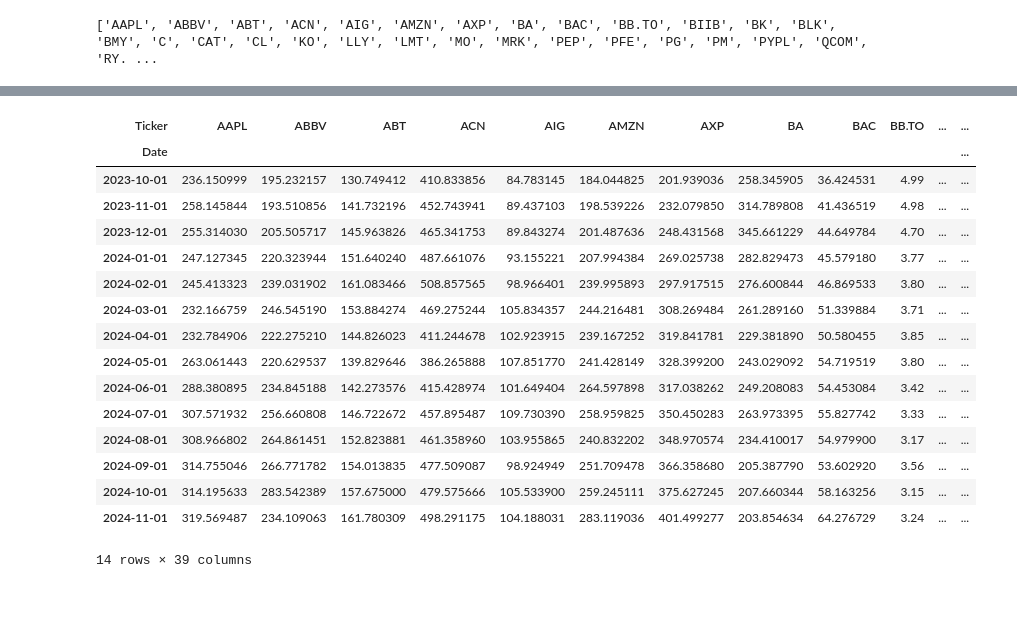
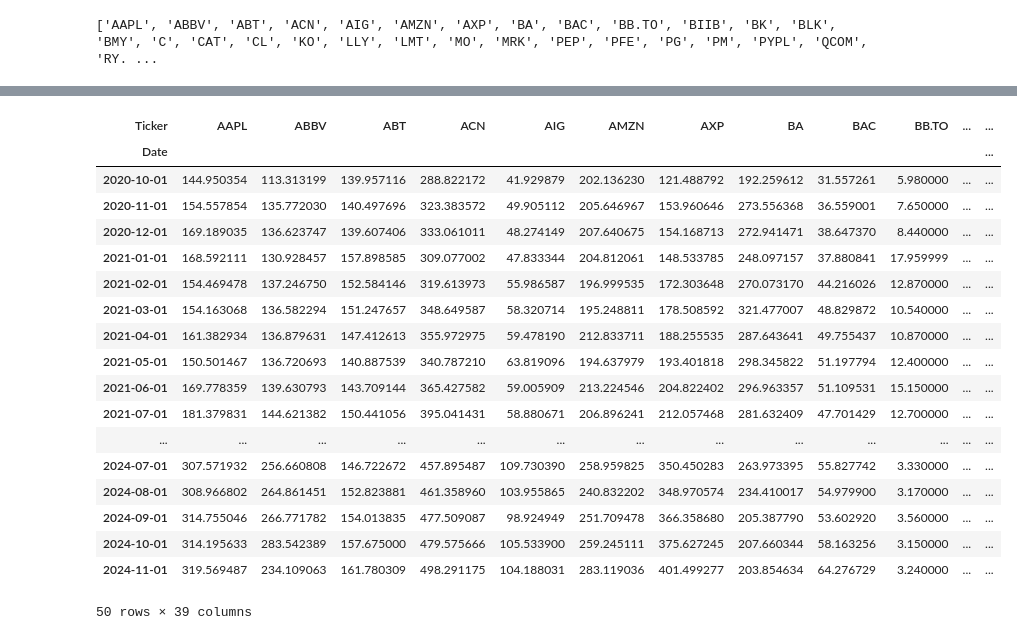
Before and after one commit to gsaujla/Robo-Advising, a Jupyter notebook: With Exchange rate + transaction costs.ipynb, the cells around one changed output, grey strips where cells are left out. Saved outputs shown, nothing was run; the diff lists cells and outputs as text; code cells hidden in the pictures; blank space fills up the shorter version.

```diff
--- a/With Exchange rate + transaction costs.ipynb
+++ b/With Exchange rate + transaction costs.ipynb
@@ -14,15 +14,17 @@ To change:
 - take monthly values instead
 - flip x and y column headers
 - implement transaction cost considerations
+# %%
+start_date = "2020-10-01"
+end_date = "2024-11-14"
 # %%
 # cleaning function
 
 tickers_file_name = "Tickers_Example.csv"
 tickers_file_original = pd.read_csv(tickers_file_name, header = None, names=['Ticker'])
+print(tickers_file_original.Ticker.tolist())
 
 total_investment = 1000000
-start_date = "2023-10-01"
-end_date = "2024-11-20"
 drop_tickers = []
 
 for tick in tickers_file_original['Ticker']:
@@ -123,39 +130,45 @@ display(data)
 # %%
 # convert all to CAD
+exchange = 'USDCAD=X'
+exchange_ticker = yf.Ticker(exchange)
+exchange_rate = exchange_ticker.history(interval = '1mo', start=start_date, end=end_date)["Close"]
+exchange_rate = pd.DataFrame(exchange_rate)
+exchange_rate.index = exchange_rate.index.strftime('%Y-%m-%d')
+
 for ticker in stock_list:
     ticker_name = yf.Ticker(ticker)
     currency = ticker_name.fast_info["currency"]
     if currency == 'USD':
-        exchange = 'USDCAD=X'
-        exchange_ticker = yf.Ticker(exchange)
-        exchange_rate = exchange_ticker.history(interval = '1mo', start=start_date, end=end_date)["Close"]
-        exchange_rate = pd.DataFrame(exchange_rate)
-        exchange_rate.index = exchange_rate.index.strftime('%Y-%m-%d')
         data[ticker] = exchange_rate['Close'] * data[ticker]
     elif currency == 'CAD':
         continue
     else:
         raise ValueError(f"Unsupported currency: {currency}")
 
+data['^GSPC'] = data['^GSPC'] * exchange_rate['Close']
+data['^GSPTSE'] = data['^GSPTSE'] * exchange_rate['Close']
+
 display(data)
 # %% [output]
 | Ticker | AAPL | ABBV | ABT | ACN | AIG | AMZN | AXP | BA | BAC | BB.TO | ... | ... |
 | Date |  |  |  |  |  |  |  |  |  |  |  | ... |
-| 2023-10-01 | 236.150999 | 195.232157 | 130.749412 | 410.833856 | 84.783145 | 184.044825 | 201.939036 | 258.345905 | 36.424531 | 4.99 | ... | ... |
-| 2023-11-01 | 258.145844 | 193.510856 | 141.732196 | 452.743941 | 89.437103 | 198.539226 | 232.079850 | 314.789808 | 41.436519 | 4.98 | ... | ... |
-| 2023-12-01 | 255.314030 | 205.505717 | 145.963826 | 465.341753 | 89.843274 | 201.487636 | 248.431568 | 345.661229 | 44.649784 | 4.70 | ... | ... |
-| 2024-01-01 | 247.127345 | 220.323944 | 151.640240 | 487.661076 | 93.155221 | 207.994384 | 269.025738 | 282.829473 | 45.579180 | 3.77 | ... | ... |
-| 2024-02-01 | 245.413323 | 239.031902 | 161.083466 | 508.857565 | 98.966401 | 239.995893 | 297.917515 | 276.600844 | 46.869533 | 3.80 | ... | ... |
-| 2024-03-01 | 232.166759 | 246.545190 | 153.884274 | 469.275244 | 105.834357 | 244.216481 | 308.269484 | 261.289160 | 51.339884 | 3.71 | ... | ... |
-| 2024-04-01 | 232.784906 | 222.275210 | 144.826023 | 411.244678 | 102.923915 | 239.167252 | 319.841781 | 229.381890 | 50.580455 | 3.85 | ... | ... |
-| 2024-05-01 | 263.061443 | 220.629537 | 139.829646 | 386.265888 | 107.851770 | 241.428149 | 328.399200 | 243.029092 | 54.719519 | 3.80 | ... | ... |
-| 2024-06-01 | 288.380895 | 234.845188 | 142.273576 | 415.428974 | 101.649404 | 264.597898 | 317.038262 | 249.208083 | 54.453084 | 3.42 | ... | ... |
-| 2024-07-01 | 307.571932 | 256.660808 | 146.722672 | 457.895487 | 109.730390 | 258.959825 | 350.450283 | 263.973395 | 55.827742 | 3.33 | ... | ... |
-| 2024-08-01 | 308.966802 | 264.861451 | 152.823881 | 461.358960 | 103.955865 | 240.832202 | 348.970574 | 234.410017 | 54.979900 | 3.17 | ... | ... |
-| 2024-09-01 | 314.755046 | 266.771782 | 154.013835 | 477.509087 | 98.924949 | 251.709478 | 366.358680 | 205.387790 | 53.602920 | 3.56 | ... | ... |
-| 2024-10-01 | 314.195633 | 283.542389 | 157.675000 | 479.575666 | 105.533900 | 259.245111 | 375.627245 | 207.660344 | 58.163256 | 3.15 | ... | ... |
-| 2024-11-01 | 319.569487 | 234.109063 | 161.780309 | 498.291175 | 104.188031 | 283.119036 | 401.499277 | 203.854634 | 64.276729 | 3.24 | ... | ... |
+| 2020-10-01 | 144.950354 | 113.313199 | 139.957116 | 288.822172 | 41.929879 | 202.136230 | 121.488792 | 192.259612 | 31.557261 | 5.980000 | ... | ... |
+| 2020-11-01 | 154.557854 | 135.772030 | 140.497696 | 323.383572 | 49.905112 | 205.646967 | 153.960646 | 273.556368 | 36.559001 | 7.650000 | ... | ... |
+| 2020-12-01 | 169.189035 | 136.623747 | 139.607406 | 333.061011 | 48.274149 | 207.640675 | 154.168713 | 272.941471 | 38.647370 | 8.440000 | ... | ... |
+| 2021-01-01 | 168.592111 | 130.928457 | 157.898585 | 309.077002 | 47.833344 | 204.812061 | 148.533785 | 248.097157 | 37.880841 | 17.959999 | ... | ... |
+| 2021-02-01 | 154.469478 | 137.246750 | 152.584146 | 319.613973 | 55.986587 | 196.999535 | 172.303648 | 270.073170 | 44.216026 | 12.870000 | ... | ... |
+| 2021-03-01 | 154.163068 | 136.582294 | 151.247657 | 348.649587 | 58.320714 | 195.248811 | 178.508592 | 321.477007 | 48.829872 | 10.540000 | ... | ... |
+| 2021-04-01 | 161.382934 | 136.879631 | 147.412613 | 355.972975 | 59.478190 | 212.833711 | 188.255535 | 287.643641 | 49.755437 | 10.870000 | ... | ... |
+| 2021-05-01 | 150.501467 | 136.720693 | 140.887539 | 340.787210 | 63.819096 | 194.637979 | 193.401818 | 298.345822 | 51.197794 | 12.400000 | ... | ... |
+| 2021-06-01 | 169.778359 | 139.630793 | 143.709144 | 365.427582 | 59.005909 | 213.224546 | 204.822402 | 296.963357 | 51.109531 | 15.150000 | ... | ... |
+| 2021-07-01 | 181.379831 | 144.621382 | 150.441056 | 395.041431 | 58.880671 | 206.896241 | 212.057468 | 281.632409 | 47.701429 | 12.700000 | ... | ... |
+| ... | ... | ... | ... | ... | ... | ... | ... | ... | ... | ... | ... | ... |
+| 2024-07-01 | 307.571932 | 256.660808 | 146.722672 | 457.895487 | 109.730390 | 258.959825 | 350.450283 | 263.973395 | 55.827742 | 3.330000 | ... | ... |
+| 2024-08-01 | 308.966802 | 264.861451 | 152.823881 | 461.358960 | 103.955865 | 240.832202 | 348.970574 | 234.410017 | 54.979900 | 3.170000 | ... | ... |
+| 2024-09-01 | 314.755046 | 266.771782 | 154.013835 | 477.509087 | 98.924949 | 251.709478 | 366.358680 | 205.387790 | 53.602920 | 3.560000 | ... | ... |
+| 2024-10-01 | 314.195633 | 283.542389 | 157.675000 | 479.575666 | 105.533900 | 259.245111 | 375.627245 | 207.660344 | 58.163256 | 3.150000 | ... | ... |
+| 2024-11-01 | 319.569487 | 234.109063 | 161.780309 | 498.291175 | 104.188031 | 283.119036 | 401.499277 | 203.854634 | 64.276729 | 3.240000 | ... | ... |
-14 rows × 39 columns
+50 rows × 39 columns
 # %%
 # Step 2: Calculate beta and covariance
 returns = stock_prices.pct_change().dropna()
```
Also changed, not shown: parts of 8 cells of this notebook.
